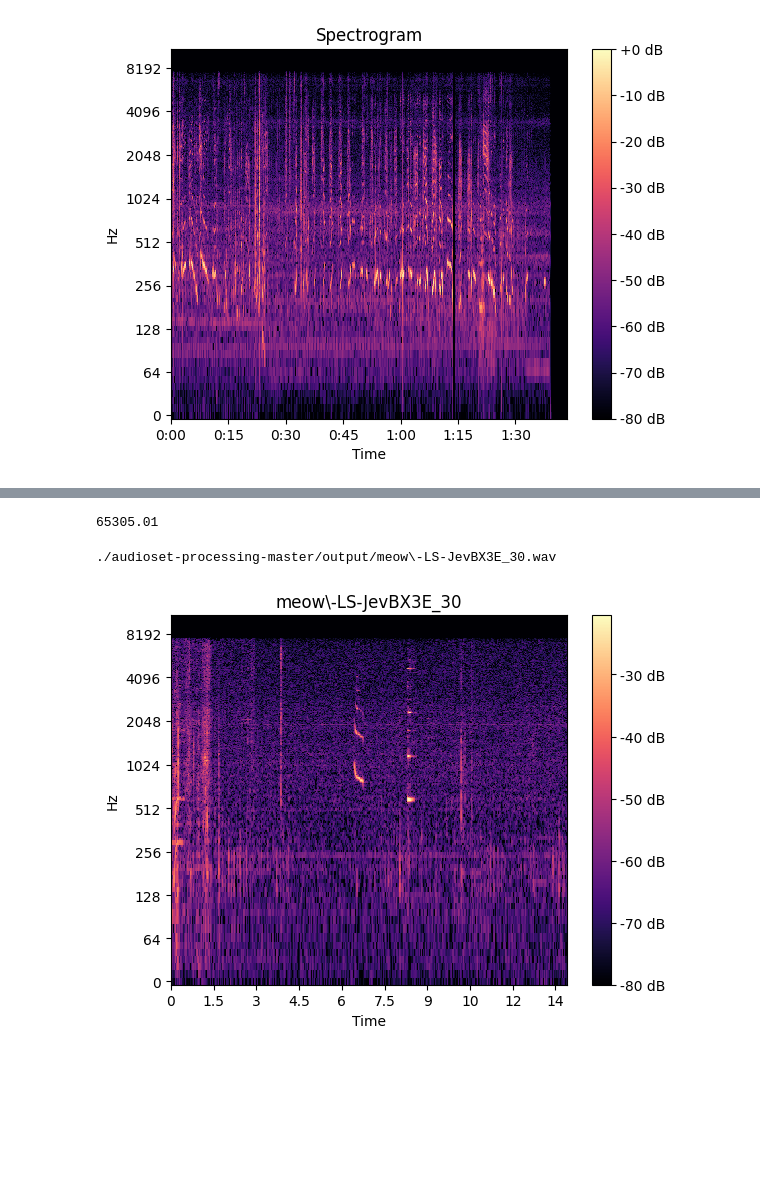
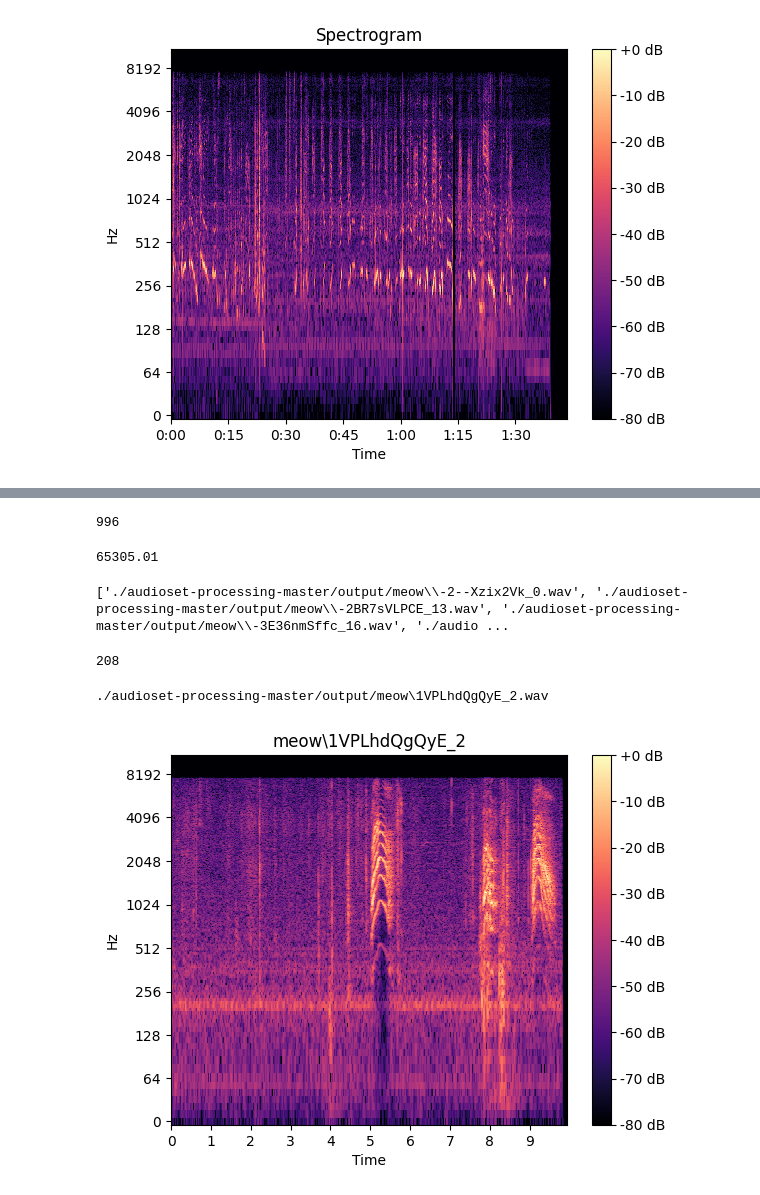
Before and after one commit to lukekim420/catclass, a Jupyter notebook: eda.ipynb, the cells around one changed output, grey strips where cells are left out. Drawn from its saved outputs; the diff is of its cells as text; code cells hidden in the pictures; blank space fills up the shorter version.

```diff
--- a/eda.ipynb
+++ b/eda.ipynb
@@ -49,3 +45,7 @@ for folder in train_folder:
+# %%
+print(len(train_path))
+# %% [output]
+996
 # %%
 
 # ti = 0
@@ -59,18 +59,28 @@ for folder in train_folder:
 49102.238500000014+16202.77149999999
 # %% [output]
 65305.01
+# %%
+print(train_path)
+# %% [output]
+['./audioset-processing-master/output/meow\\-2--Xzix2Vk_0.wav', './audioset-processing-master/output/meow\\-2BR7sVLPCE_13.wav', './audioset-processing-master/output/meow\\-3E36nmSffc_16.wav', './audio ...
+# %%
+for vidno in range(len(train_path)):
+    if train_path[vidno]=='./audioset-processing-master/output/meow\\1sakyqnaTOs_30.wav':
+        print(vidno)
+# %% [output]
+208
 # %%
-vidno=41
+vidno=218
 y, sr = librosa.load(train_path[vidno])
 print(train_path[vidno])
 spec = np.abs(librosa.stft(y, hop_length=512))
 spec = librosa.amplitude_to_db(spec, ref=np.max)
 librosa.display.specshow(spec[:,:600], sr=sr, x_axis='time', y_axis='log');
 plt.colorbar(format='%+2.0f dB');
 plt.title(train_path[vidno].split('/')[-1].split('.')[0]);
 # %% [output]
-./audioset-processing-master/output/meow\-LS-JevBX3E_30.wav
+./audioset-processing-master/output/meow\1VPLhdQgQyE_2.wav
-[figure, old version]
+[figure, new version]
 # %%
 
 S_full, phase = librosa.magphase(librosa.stft(y))
```
Also changed, not shown: parts of 12 cells of this notebook, 4 other files.
